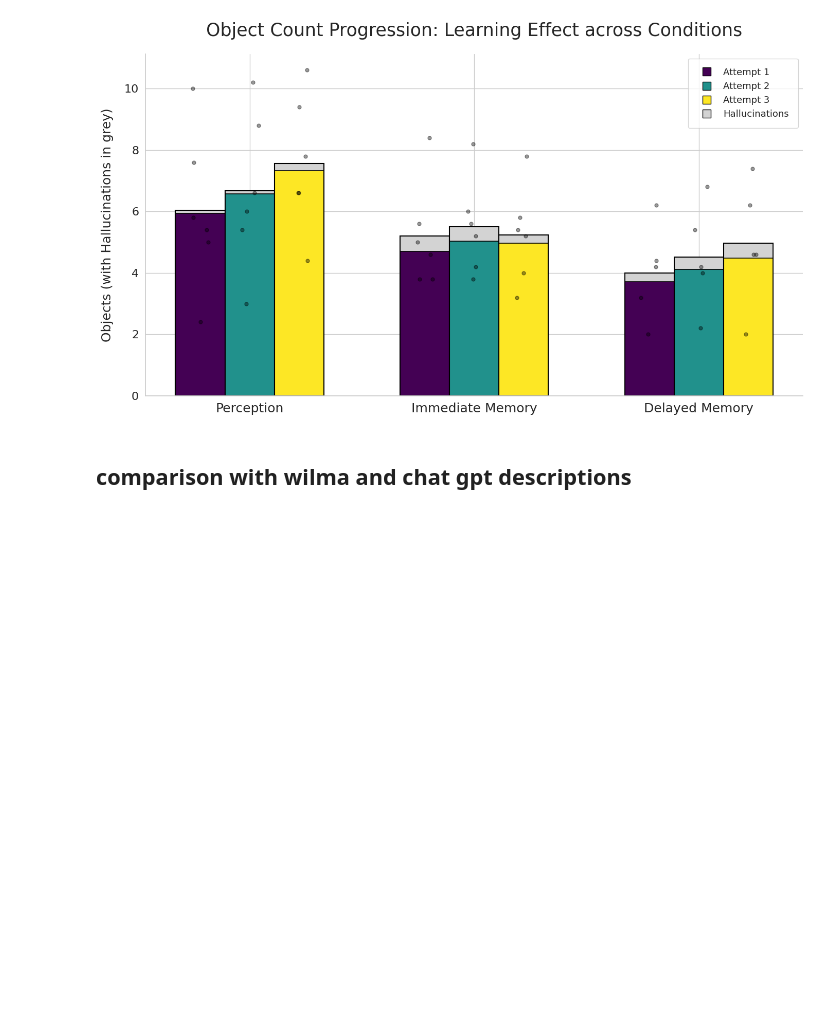
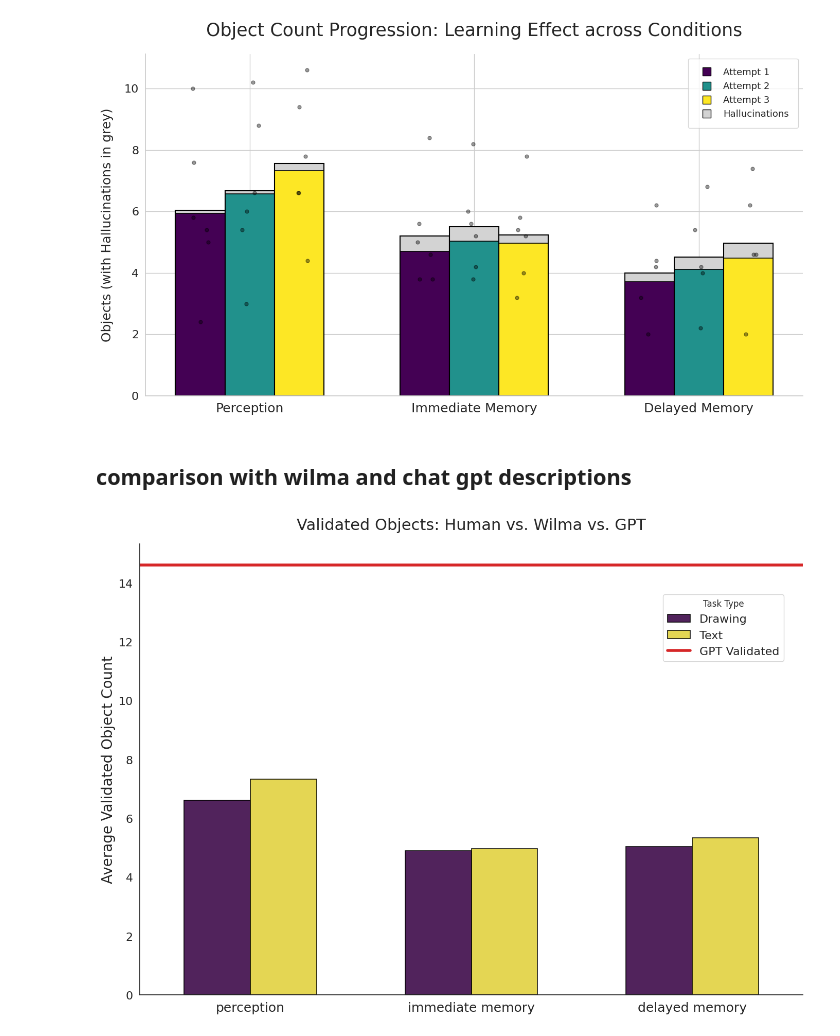
Before and after one commit to AnatKordon/Imagination_in_translation, a Jupyter notebook: analysis/nlp_analysis/corrected_objects_analysis.ipynb, the cells around one changed output. Cells and saved outputs as stored; diff of their text form; code cells hidden in the pictures; blank space fills up the shorter version.

Commit message:
more fixes to no hallucinations analysis

```diff
--- a/analysis/nlp_analysis/corrected_objects_analysis.ipynb
+++ b/analysis/nlp_analysis/corrected_objects_analysis.ipynb
@@ -20,9 +20,16 @@ import pingouin as pg
 # %%
 #loading all data frames:
 df = pd.read_csv("/mnt/hdd/anatkorol/Imagination_in_translation/Data/processed_data/comparing_conditions/3_conditinos_with_digit_span_w_object_hallucinations.csv")
-df_perc = pd.read_csv("/mnt/hdd/anatkorol/Imagination_in_translation/Data/processed_data/10122025_pilot_2/nlp_analysis/ppt_trials_w_object_validation.csv")
-df_immediate = pd.read_csv("/mnt/hdd/anatkorol/Imagination_in_translation/Data/processed_data/05012026_pilot_2_memory/nlp_analysis/ppt_trials_w_object_validation.csv")
-df_delay = pd.read_csv("/mnt/hdd/anatkorol/Imagination_in_translation/Data/processed_data/09032026_pilot_2_delayed_memory_digit-span/nlp_analysis/ppt_trials_w_object_validation.csv")
+# validated gpt data
+gpt_df = pd.read_csv("/mnt/hdd/anatkorol/Imagination_in_translation/Data/processed_data/comparing_conditions/gpt_trials_w_object_validation.csv")
+#wilmas data from our extracted validated descriptions
+df_wilma = pd.read_csv("/mnt/hdd/anatkorol/Imagination_in_translation/Data/processed_data/wilmas_drawings_2019/nlp_analysis/wilma_descs_w_object_validation.csv")
+
+
+
+# df_perc = pd.read_csv("/mnt/hdd/anatkorol/Imagination_in_translation/Data/processed_data/10122025_pilot_2/nlp_analysis/ppt_trials_w_object_validation.csv")
+# df_immediate = pd.read_csv("/mnt/hdd/anatkorol/Imagination_in_translation/Data/processed_data/05012026_pilot_2_memory/nlp_analysis/ppt_trials_w_object_validation.csv")
+# df_delay = pd.read_csv("/mnt/hdd/anatkorol/Imagination_in_translation/Data/processed_data/09032026_pilot_2_delayed_memory_digit-span/nlp_analysis/ppt_trials_w_object_validation.csv")
 # %%
 # df_perc["condition"] = "perception"
 # df_immediate["condition"] = "immediate memory"
@@ -36,0 +79,3 @@ df = df[df['uid'] != 'qfd4qbm61773068899839']
+# %%
+
+df_wilma = df.rename(columns={'delayed_memory': 'delayed memory', "immediate_memory": "immediate memory"})
@@ -313,3 +373,71 @@ plt.show()
 [figure]
 # %% [markdown]
 ## comparison with wilma and chat gpt descriptions
+# %%
+import pandas as pd
+import seaborn as sns
+import matplotlib.pyplot as plt
+
+# 1. Prepare your data (average across all attempts/uids)
+# 1. Prepare human data: Filter for the 3rd attempt, then average by condition
+human_avg = df[df['attempt'] == 3].groupby('condition')['n_validated'].mean().reset_index()
+
+# Labeling for the comparison plot
+human_avg['Source'] = 'Text'
+human_avg.rename(columns={'n_validated': 'count'}, inplace=True)
+
+
+# 2. Prepare Wilma data (assuming it has 'condition' and 'n_validated')
+wilma_avg = df_wilma.groupby('condition')['n_validated'].mean().reset_index()
+wilma_avg['Source'] = 'Drawing'
+wilma_avg.rename(columns={'n_validated': 'count'}, inplace=True)
+
+# Combine for plotting
+comparison_df = pd.concat([wilma_avg, human_avg])
+condition_order = ['perception', 'immediate memory', 'delayed memory']
+
+# 3. GPT Value
+gpt_val = gpt_df['n_validated'].mean()
+
+# 4. Plotting
+plt.figure(figsize=(14, 10))
+sns.set_theme(style="white")
+
+ax = sns.barplot(
+    data=comparison_df,
+    x='condition',
+    y='count',
+    hue='Source',
+    order=condition_order,
+    palette=['#440154', '#fde725'], # Purple for Wilma/Descriptions, Yellow for Human/Drawings
+    alpha=0.9,
+    errorbar=None,
+    width=0.6,
+    edgecolor='black',
+    linewidth=1.2
+)
+
+# 5. Add the GPT red line across the whole figure
+ax.axhline(y=gpt_val, color='#d62728', linestyle='-', linewidth=4, label='GPT-5 descriptions', zorder=0)
+
+# 6. Final Polish
+plt.title('Validated Objects: Human vs. Wilma vs. GPT', fontsize=22, pad=20)
+plt.ylabel('Average Validated Object Count', fontsize=20)
+plt.xlabel('', fontsize=0) # Removed label as per previous style
+plt.xticks(fontsize=18)
+plt.yticks(fontsize=16)
+
+# Handle Legend
+# Lowering the legend by changing the second value from 1 to 0.9 or 0.8
+plt.legend(
+    title='Task Type',
+    loc='upper right',
+    bbox_to_anchor=(0.98, 0.9), # Adjust 0.9 to move it further down
+    fontsize=16,
+    frameon=True
+)
+sns.despine()
+plt.tight_layout()
+plt.show()
+# %% [output]
+[figure, added]
```
Also changed, not shown: parts of 3 cells of this notebook, 2 other files.
